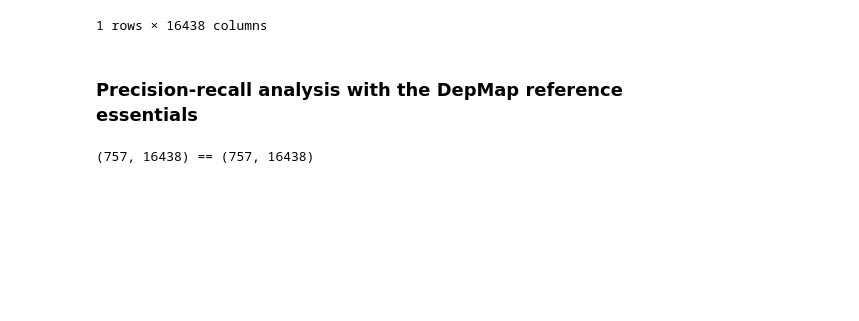
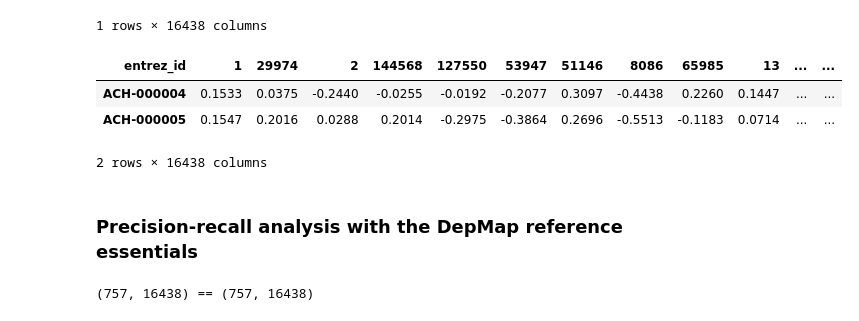
Before and after one commit to DeKegel/paralog_SL_prediction, a Jupyter notebook: 0_running_ceres/03_ceres_post_processing.ipynb, the cells around one changed output. Saved outputs shown, nothing was run; the diff lists cells and outputs as text; code cells hidden in the pictures; blank space fills up the shorter version.

Commit message:
Clean up and saving smaller version of gene scores table

```diff
--- a/0_running_ceres/03_ceres_post_processing.ipynb
+++ b/0_running_ceres/03_ceres_post_processing.ipynb
@@ -214,5 +214,15 @@ Final num genes: 16438 , cell lines: 769
 # %%
 # Export
 final_scores.to_csv(file_gene_scores)
+# %%
+# Save a version with less significant digits
+final_scores_rounded = final_scores.round(decimals=4)
+# %%
+final_scores_rounded[:2]
+# %% [output]
+| entrez_id | 1 | 29974 | 2 | 144568 | 127550 | 53947 | 51146 | 8086 | 65985 | 13 | ... | ... |
+| ACH-000004 | 0.1533 | 0.0375 | -0.2440 | -0.0255 | -0.0192 | -0.2077 | 0.3097 | -0.4438 | 0.2260 | 0.1447 | ... | ... |
+| ACH-000005 | 0.1547 | 0.2016 | 0.0288 | 0.2014 | -0.2975 | -0.3864 | 0.2696 | -0.5513 | -0.1183 | 0.0714 | ... | ... |
+2 rows × 16438 columns
 # %%
 # Also export scores as table S1
```
Also changed, not shown: parts of 1 cell of this notebook, 3 other files.
